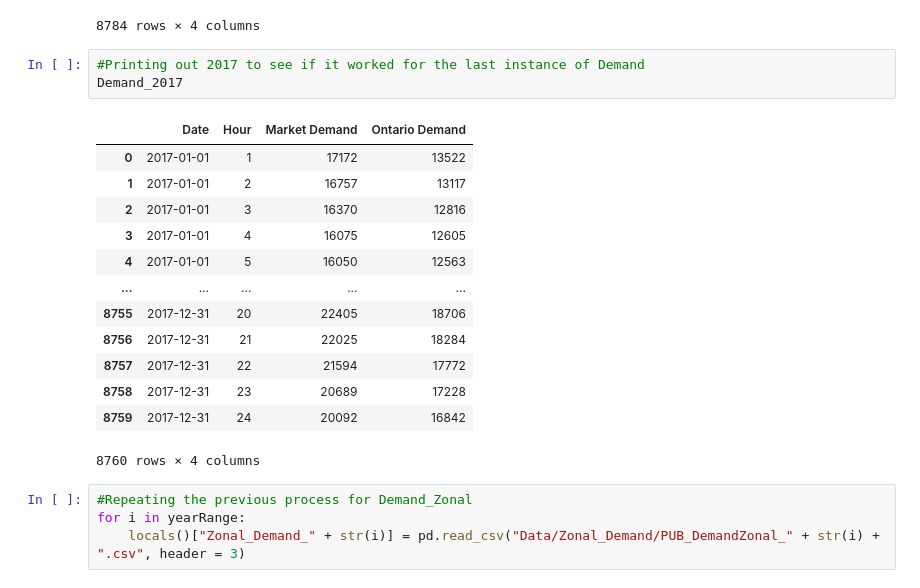
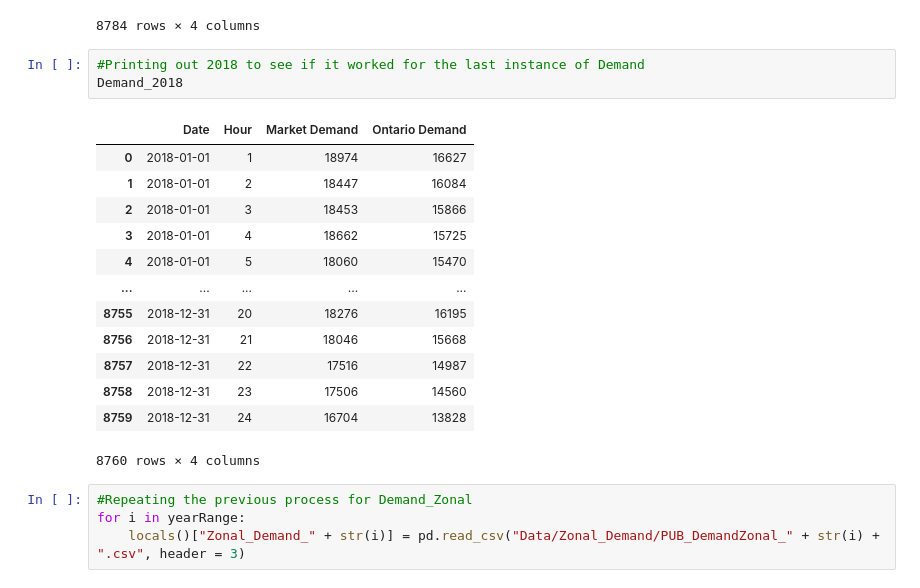
Before and after one commit to cesare-spinoso/project_432, a Jupyter notebook: Electricity.ipynb, the cells around one changed output. Saved outputs shown, nothing was run; the diff lists cells and outputs as text.

```diff
--- a/Electricity.ipynb
+++ b/Electricity.ipynb
@@ -54,21 +55,21 @@ Demand_2004
 | 8783 | 2004-12-31 | 24 | 17057 | 15677 |
 8784 rows × 4 columns
 # %%
-#Printing out 2017 to see if it worked for the last instance of Demand
-Demand_2017
+#Printing out 2018 to see if it worked for the last instance of Demand
+Demand_2018
 # %% [output]
 |  | Date | Hour | Market Demand | Ontario Demand |
-| 0 | 2017-01-01 | 1 | 17172 | 13522 |
-| 1 | 2017-01-01 | 2 | 16757 | 13117 |
-| 2 | 2017-01-01 | 3 | 16370 | 12816 |
-| 3 | 2017-01-01 | 4 | 16075 | 12605 |
-| 4 | 2017-01-01 | 5 | 16050 | 12563 |
+| 0 | 2018-01-01 | 1 | 18974 | 16627 |
+| 1 | 2018-01-01 | 2 | 18447 | 16084 |
+| 2 | 2018-01-01 | 3 | 18453 | 15866 |
+| 3 | 2018-01-01 | 4 | 18662 | 15725 |
+| 4 | 2018-01-01 | 5 | 18060 | 15470 |
 | ... | ... | ... | ... | ... |
-| 8755 | 2017-12-31 | 20 | 22405 | 18706 |
-| 8756 | 2017-12-31 | 21 | 22025 | 18284 |
-| 8757 | 2017-12-31 | 22 | 21594 | 17772 |
-| 8758 | 2017-12-31 | 23 | 20689 | 17228 |
-| 8759 | 2017-12-31 | 24 | 20092 | 16842 |
+| 8755 | 2018-12-31 | 20 | 18276 | 16195 |
+| 8756 | 2018-12-31 | 21 | 18046 | 15668 |
+| 8757 | 2018-12-31 | 22 | 17516 | 14987 |
+| 8758 | 2018-12-31 | 23 | 17506 | 14560 |
+| 8759 | 2018-12-31 | 24 | 16704 | 13828 |
 8760 rows × 4 columns
 # %%
 #Repeating the previous process for Demand_Zonal
```
Also changed, not shown: parts of 47 cells of this notebook, 1 other file.
